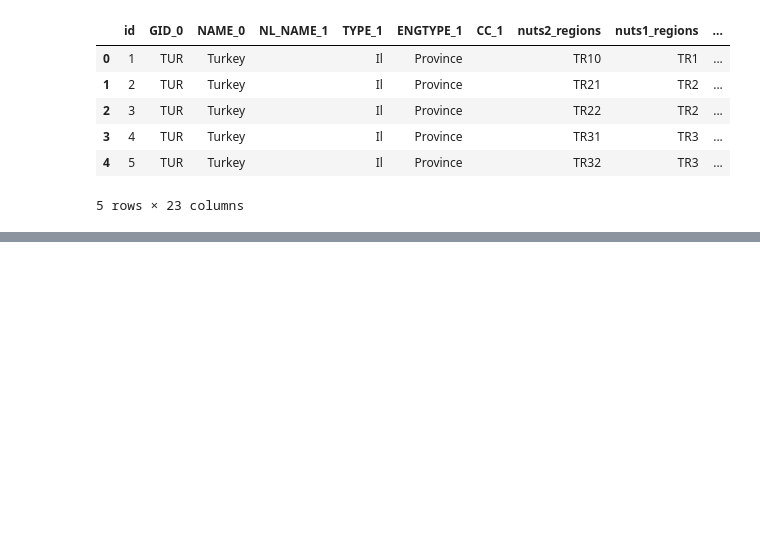
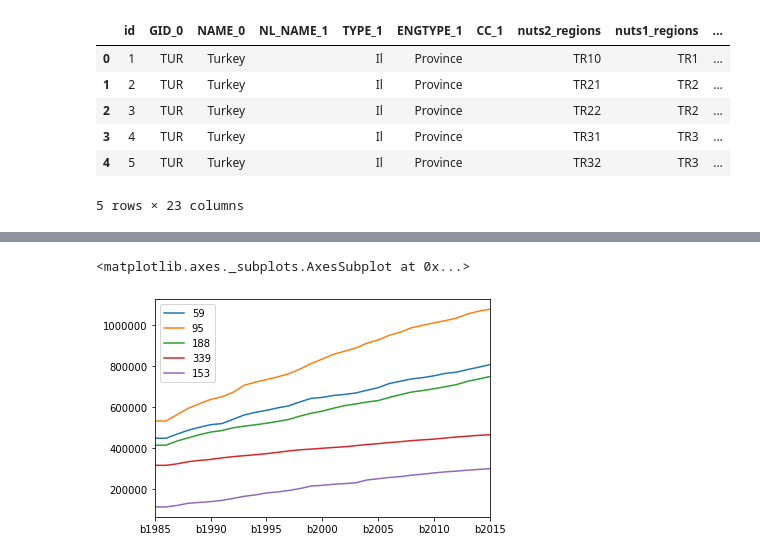
Before and after one commit to worldbank/GOST_PublicGoods, a Jupyter notebook: Implementations/FY21/URB_TurkeyUrbanizationReview/URB_TurkeyUrbanizationReview.ipynb, the cells around one changed output, grey strips where cells are left out. Saved outputs shown, nothing was run; the diff lists cells and outputs as text; code cells hidden in the pictures; blank space fills up the shorter version.

Commit message:
Added DRC infrastructure work; updated Turkey urbanization analysis

```diff
--- a/Implementations/FY21/URB_TurkeyUrbanizationReview/URB_TurkeyUrbanizationReview.ipynb
+++ b/Implementations/FY21/URB_TurkeyUrbanizationReview/URB_TurkeyUrbanizationReview.ipynb
@@ -79,0 +247,7 @@ inD.to_file("/home/wb411133/temp/TUR/NUTS2_attributed.shp")
+# %%
+urban_extents_file = os.path.join("/home/wb411133/temp/TUR", os.path.basename(urban_raster).replace(".tif", ".shp"))
+urban_extents.to_file(urban_extents_file)
+# %%
+# Summarize WSF change in cities
+res = rMisc.zonalStats(urban_extents_file, turkey_wsf, rastType='C', unqVals=list(range(1985,2016)))
+resD = pd.DataFrame(res, columns = ["b%s" % x for x in list(range(1985,2016))])
@@ -79,0 +278,14 @@ inD.to_file("/home/wb411133/temp/TUR/NUTS2_attributed.shp")
+# %%
+# Calculate cumulative built
+city_built = resD.cumsum(axis=1)
+nuts_built = city_res.cumsum(axis=1)
+# %%
+cities = gpd.read_file(urban_extents_file)
+city_built['ID'] = cities['ID']
+city_built['Pop'] = cities['Pop']
+# %%
+city_built = city_built.sort_values(by=['Pop'], ascending=False)
+city_built.iloc[:5,:-2].transpose().plot.line()
+# %% [output]
+<matplotlib.axes._subplots.AxesSubplot at 0x...>
+[figure, added]
```
Also changed, not shown: parts of 23 cells of this notebook, 1 other file.
